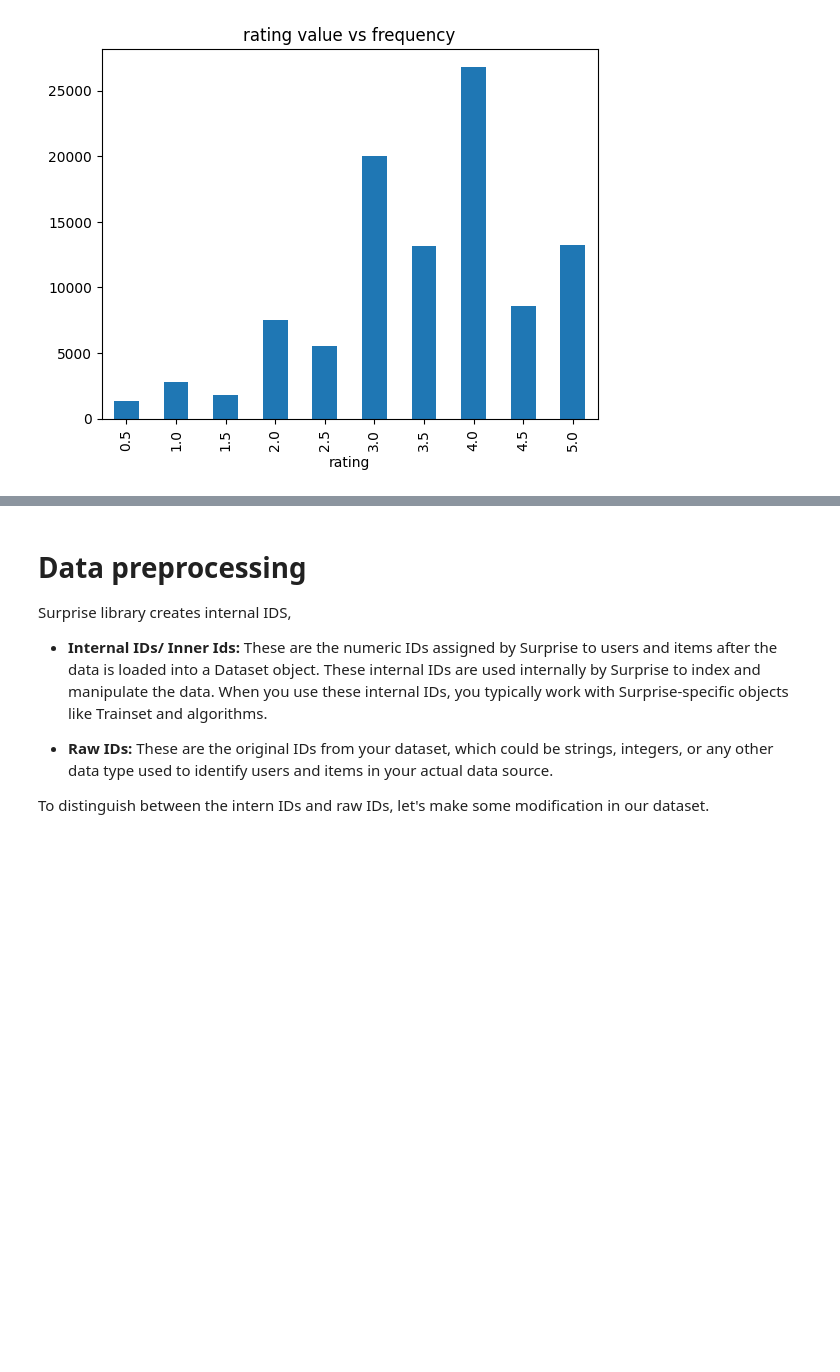
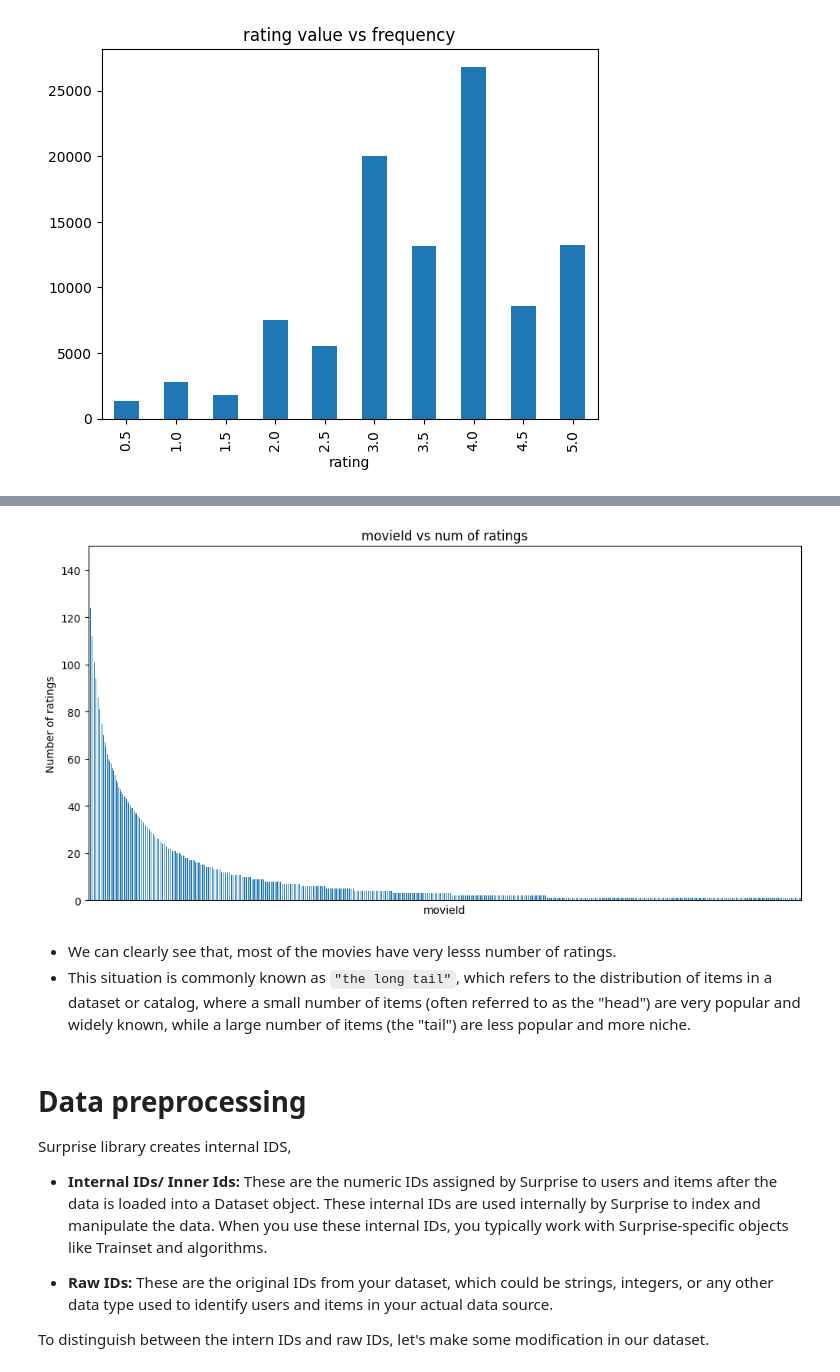
Before and after one commit to s-4-m-a-n/365-days-of-ML-challange, a Jupyter notebook: recommendation system/Collaborative filtering/Hands on surprise library.ipynb, the cells around one changed output, grey strips where cells are left out. Cells and saved outputs as stored; diff of their text form; code cells hidden in the pictures; blank space fills up the shorter version.

```diff
--- a/recommendation system/Recommendation Engine/Hands on surprise library.ipynb
+++ b/recommendation system/Collaborative filtering/Hands on surprise library.ipynb
@@ -209,0 +224,4 @@ plt.show()
+# %%
+#removing first 50 items to make visualization more clear
+movie_rating_counts = ratings_df['movieId'].value_counts().sort_values(ascending = False)[50:]
+movie_rating_counts
@@ -210,3 +242,15 @@ plt.show()
+# %%
+plt.figure(figsize=(12,6))
+plt.title("movieId vs num of ratings")
+plt.ylabel('Number of ratings')
+movie_rating_counts.plot(kind="bar")
+plt.xticks([])
+plt.show()
+# %% [output]
+[figure, added]
+# %% [markdown]
+- We can clearly see that, most of the movies have very lesss number of ratings.
+- This situation is commonly known as `"the long tail"`, which refers to the distribution of items in a dataset or catalog, where a small number of items (often referred to as the "head") are very popular and widely known, while a large number of items (the "tail") are less popular and more niche.
 # %% [markdown]
 # Data preprocessing
 
```
Also changed, not shown: parts of 58 cells of this notebook, 1 other file.
